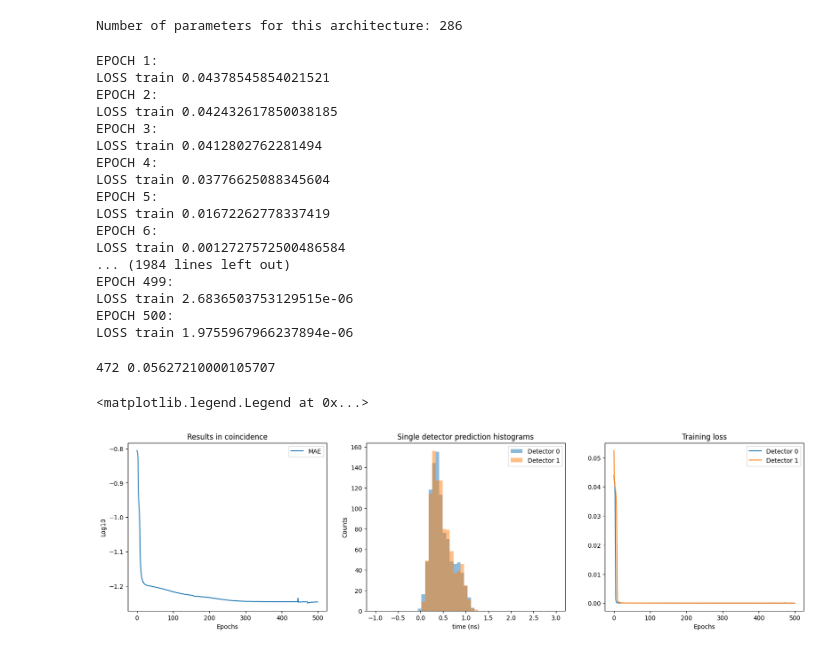
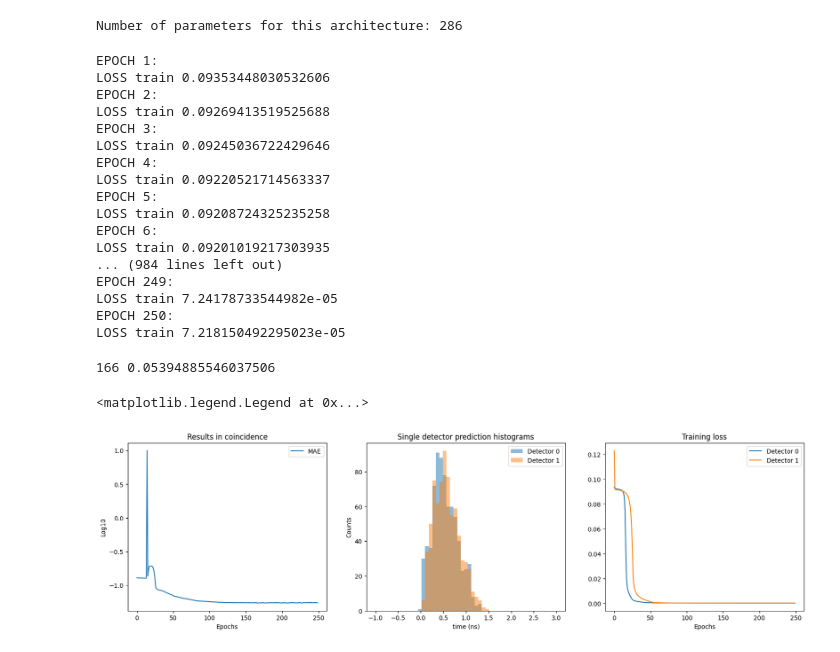
Before and after one commit to wjosefw/Signal-processing-with-Neural-networks, a Jupyter notebook: KAN.ipynb, the cells around one changed output. Cells and saved outputs as stored; diff of their text form; code cells hidden in the pictures.

```diff
--- a/KAN.ipynb
+++ b/KAN.ipynb
@@ -173,8 +171,8 @@ if ajuste_grueso == 0:
         REF_dec1 = np.zeros((Num_casos,))
 
     # Move rest of the pulses to align with mean and then delay them
-    delays2_dec0, moved_pulses2_dec0 = move_to_reference(mean_pulse_dec0, new_pulsos_practica[:Ntrain_practica,:,:], start = start, stop = stop, max_delay = int(stop-start), channel = 0)
-    delays2_dec1, moved_pulses2_dec1 = move_to_reference(mean_pulse_dec1, new_pulsos_practica[:Ntrain_practica,:,:], start = start, stop = stop, max_delay = int(stop-start), channel = 1)
+    delays2_dec0, moved_pulses2_dec0 = move_to_reference(mean_pulse_dec0, train_data, start = start, stop = stop, max_delay = int(stop-start), channel = 0)
+    delays2_dec1, moved_pulses2_dec1 = move_to_reference(mean_pulse_dec1, train_data, start = start, stop = stop, max_delay = int(stop-start), channel = 1)
 
     INPUT2_dec0, REF2_dec0 = create_and_delay_pulse_pair(moved_pulses2_dec0, new_time_step, delay_steps = delay_steps, NOISE = True)
     INPUT2_dec1, REF2_dec1 = create_and_delay_pulse_pair(moved_pulses2_dec1, new_time_step, delay_steps = delay_steps, NOISE = True)
@@ -185,8 +183,8 @@ if ajuste_grueso == 1:
     INPUT_dec0, REF_dec0 = create_and_delay_pulse_pair(INPUT_dec0[:,start:stop], new_time_step, delay_steps = delay_steps, NOISE = True)
     INPUT_dec1, REF_dec1 = create_and_delay_pulse_pair(INPUT_dec1[:,start:stop], new_time_step, delay_steps = delay_steps, NOISE = True)
 
-    INPUT2_dec0, REF2_dec0 = create_and_delay_pulse_pair(new_pulsos_practica[:Ntrain_practica,start:stop,0], new_time_step, delay_steps = delay_steps, NOISE = True)
-    INPUT2_dec1, REF2_dec1 = create_and_delay_pulse_pair(new_pulsos_practica[:Ntrain_practica,start:stop,1], new_time_step, delay_steps = delay_steps, NOISE = True)
+    INPUT2_dec0, REF2_dec0 = create_and_delay_pulse_pair(train_data[:,start:stop,0], new_time_step, delay_steps = delay_steps, NOISE = True)
+    INPUT2_dec1, REF2_dec1 = create_and_delay_pulse_pair(train_data[:,start:stop,1], new_time_step, delay_steps = delay_steps, NOISE = True)
 
 
 # Create train set
@@ -303,49 +308,55 @@ train_dataset_dec1 = torch.utils.data.TensorDataset(torch.from_numpy(M_Train_dec
 train_loader_dec0 = torch.utils.data.DataLoader(train_dataset_dec0, batch_size = 32, shuffle = True)
 train_loader_dec1 = torch.utils.data.DataLoader(train_dataset_dec1, batch_size = 32, shuffle = True)
 
-optimizer_dec0 = torch.optim.AdamW(model_dec0.parameters(), lr = 7e-4) #Regularization?
-optimizer_dec1 = torch.optim.AdamW(model_dec1.parameters(), lr = 7e-4)
+optimizer_dec0 = torch.optim.AdamW(model_dec0.parameters(), lr = 2e-4) #Regularization?
+optimizer_dec1 = torch.optim.AdamW(model_dec1.parameters(), lr = 2e-4)
 # %%
-# Execute train loop
-loss_dec0, test_dec0 = train_loop_KAN(model_dec0, optimizer_dec0, train_loader_dec0, torch.tensor(MOMENTS_TEST[:,:,0]).float(), EPOCHS = 500, save = False)
-loss_dec1, test_dec1 = train_loop_KAN(model_dec1, optimizer_dec1, train_loader_dec1, torch.tensor(MOMENTS_TEST[:,:,1]).float(), EPOCHS = 500, save = False)
+# Execute train loo2
+loss_dec0, test_dec0 = train_loop_KAN(model_dec0, optimizer_dec0, train_loader_dec0, torch.tensor(MOMENTS_TEST[:,:,0]).float(), EPOCHS = 250, save = False)
+loss_dec1, test_dec1 = train_loop_KAN(model_dec1, optimizer_dec1, train_loader_dec1, torch.tensor(MOMENTS_TEST[:,:,1]).float(), EPOCHS = 250, save = False)
 # %% [output]
 EPOCH 1:
-LOSS train 0.04378545854021521
+LOSS train 0.09353448030532606
 EPOCH 2:
-LOSS train 0.042432617850038185
+LOSS train 0.09269413519525688
 EPOCH 3:
-LOSS train 0.0412802762281494
+LOSS train 0.09245036722429646
 EPOCH 4:
-LOSS train 0.03776625088345604
+LOSS train 0.09220521714563337
 EPOCH 5:
-LOSS train 0.01672262778337419
+LOSS train 0.09208724325235258
 EPOCH 6:
-LOSS train 0.0012727572500486584
-... (1984 lines left out)
-EPOCH 499:
-LOSS train 2.6836503753129515e-06
-EPOCH 500:
-LOSS train 1.9755967966237894e-06
+LOSS train 0.09201019217303935
+... (984 lines left out)
+EPOCH 249:
+LOSS train 7.24178733544982e-05
+EPOCH 250:
+LOSS train 7.218150492295023e-05
 # %%
 if ajuste_grueso == 0:
-    #TOFN = (test_dec0 - new_time_step*delays_test_dec0) - (test_dec1 - new_time_step*delays_test_dec1)
-    #TOFN_V28 = TOFN[:,:V28.shape[0]] - test_dec1[:,: V28.shape[0]]
-    #TOFN_V55 = TOFN[:,V28.shape[0] : V28.shape[0] + V55.shape[0]]  - test_dec1[:,V28.shape[0] :V28.shape[0] + V55.shape[0]]
-    #TOFN_V82 = TOFN[:,V28.shape[0] + V55.shape[0]:] - test_dec1[:,V28.shape[0] + V55.shape[0]:]
 
-    TOFN_V28 = (test_dec0[:,:TEST_00.shape[0]] - new_time_step*delays_test_dec0) - (test_dec1[:,:TEST_00.shape[0]] - new_time_step*delays_test_dec1)
-    TOFN_V55 = (test_dec0[:,TEST_00.shape[0] : 2*TEST_00.shape[0]] - new_time_step*delays_test_dec0) - (test_dec1[:,TEST_00.shape[0] : 2*TEST_00.shape[0]] - new_time_step*delays_test_dec1)
-    TOFN_V82 = (test_dec0[:,2*TEST_00.shape[0]:]  - new_time_step*delays_test_dec0) - (test_dec1[:,2*TEST_00.shape[0]:] - new_time_step*delays_test_dec1)
+    if create_positions == 1:
+        TOFN = (test_dec0 - new_time_step*delays_test_dec0) - (test_dec1 - new_time_step*delays_test_dec1)
+        TOFN_V28 = TOFN[:,:V28.shape[0]] - test_dec1[:,: V28.shape[0]]
+        TOFN_V55 = TOFN[:,V28.shape[0] : V28.shape[0] + V55.shape[0]]  - test_dec1[:,V28.shape[0] :V28.shape[0] + V55.shape[0]]
+        TOFN_V82 = TOFN[:,V28.shape[0] + V55.shape[0]:] - test_dec1[:,V28.shape[0] + V55.shape[0]:]
+
+    if create_positions == 0:
+        TOFN_V28 = (test_dec0[:,:TEST_00.shape[0]] - new_time_step*delays_test_dec0) - (test_dec1[:,:TEST_00.shape[0]] - new_time_step*delays_test_dec1)
+        TOFN_V55 = (test_dec0[:,TEST_00.shape[0] : 2*TEST_00.shape[0]] - new_time_step*delays_test_dec0) - (test_dec1[:,TEST_00.shape[0] : 2*TEST_00.shape[0]] - new_time_step*delays_test_dec1)
+        TOFN_V82 = (test_dec0[:,2*TEST_00.shape[0]:]  - new_time_step*delays_test_dec0) - (test_dec1[:,2*TEST_00.shape[0]:] - new_time_step*delays_test_dec1)
 
 if ajuste_grueso == 1:
-    TOFN_V28 = test_dec0[:,:V28.shape[0]] - test_dec1[:,:V28.shape[0]]
-    TOFN_V55 = test_dec0[:,V28.shape[0] :V28.shape[0] + V55.shape[0]] - test_dec1[:,V28.shape[0] :V28.shape[0] + V55.shape[0]]
-    TOFN_V82 = test_dec0[:,V28.shape[0] + V55.shape[0]:] - test_dec1[:,V28.shape[0] + V55.shape[0]:]
 
-    #TOFN_V28 = test_dec0[:,:TEST_00.shape[0]] - test_dec1[:,:TEST_00.shape[0]]
-    #TOFN_V55 = test_dec0[:,TEST_00.shape[0] : 2*TEST_00.shape[0]] - test_dec1[:, TEST_00.shape[0] : 2*TEST_00.shape[0]]
-    #TOFN_V82 = test_dec0[:,2*TEST_00.shape[0]:] - test_dec1[:,2*TEST_00.shape[0]:]
+    if create_positions == 1:
+        TOFN_V28 = test_dec0[:,:V28.shape[0]] - test_dec1[:,:V28.shape[0]]
+        TOFN_V55 = test_dec0[:,V28.shape[0] :V28.shape[0] + V55.shape[0]] - test_dec1[:,V28.shape[0] :V28.shape[0] + V55.shape[0]]
+        TOFN_V82 = test_dec0[:,V28.shape[0] + V55.shape[0]:] - test_dec1[:,V28.shape[0] + V55.shape[0]:]
+
+    if create_positions == 0:
+        TOFN_V28 = test_dec0[:,:TEST_00.shape[0]] - test_dec1[:,:TEST_00.shape[0]]
+        TOFN_V55 = test_dec0[:,TEST_00.shape[0] : 2*TEST_00.shape[0]] - test_dec1[:, TEST_00.shape[0] : 2*TEST_00.shape[0]]
+        TOFN_V82 = test_dec0[:,2*TEST_00.shape[0]:] - test_dec1[:,2*TEST_00.shape[0]:]
 
 
 # Must turn to float64 in order to calculate std on a specific axis
@@ -373,35 +384,35 @@ print(idx_min_MAE, np.min(MAE))
 plt.figure(figsize = (20,5))
 plt.subplot(131)
 plt.plot(np.log10(MAE[:]), label = 'MAE')
 plt.title('Results in coincidence')
 plt.xlabel('Epochs')
 plt.ylabel('Log10')
 plt.legend()
 
 plt.subplot(132)
 if ajuste_grueso == 0:
     plt.hist(test_dec0[idx_min_MAE , :delays_test_dec0.shape[0]] - new_time_step*delays_test_dec0, bins = nbins, range = [-1, 3], alpha = 0.5, label = 'Detector 0');
     plt.hist(test_dec1[idx_min_MAE , :delays_test_dec1.shape[0]] - new_time_step*delays_test_dec1, bins = nbins, range = [-1, 3], alpha = 0.5, label = 'Detector 1');
 
 if ajuste_grueso == 1:
     plt.hist(test_dec0[idx_min_MAE , :], bins = nbins, range = [-1, 3], alpha = 0.5, label = 'Detector 0');
     plt.hist(test_dec1[idx_min_MAE , :], bins = nbins, range = [-1, 3], alpha = 0.5, label = 'Detector 1');
 
 plt.title('Single detector prediction histograms')
 plt.xlabel('time (ns)')
 plt.ylabel('Counts')
 plt.legend()
 
 plt.subplot(133)
 plt.plot(loss_dec0[:], label = 'Detector 0')
 plt.plot(loss_dec1[:], label = 'Detector 1')
 plt.title('Training loss')
 plt.xlabel('Epochs')
 plt.legend()
 # %% [output]
-472 0.05627210000105707
+166 0.05394885546037506
 <matplotlib.legend.Legend at 0x...>
-[figure, old version]
+[figure, new version]
 # %%
 epoch = idx_min_MAE
 #------------------------------------------- Histogram and gaussian fit -----------------------------------------------
```
Also changed, not shown: parts of 9 cells of this notebook.
